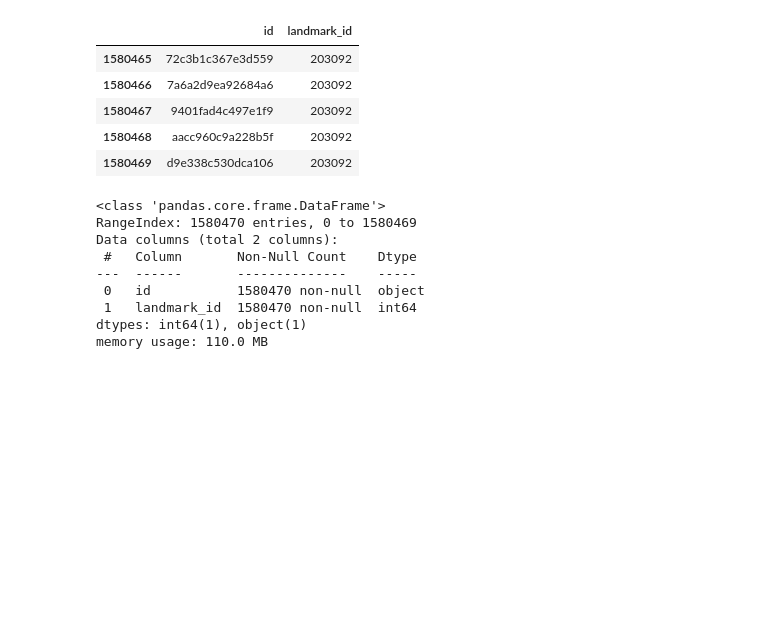
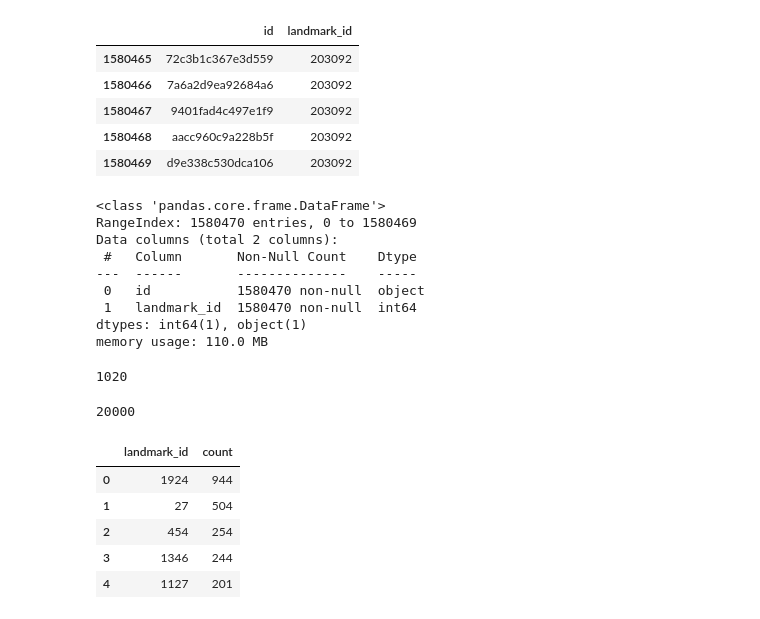
Before and after one commit to CodeByD3v/ML-Experiments, a Jupyter notebook: Google Landmark Detection/notebook/Google-Landmark-Detection.ipynb, the cells around one changed output. Drawn from its saved outputs; the diff is of its cells as text; code cells hidden in the pictures; blank space fills up the shorter version.

```diff
--- a/Google Landmark Detection/notebook/Google-Landmark-Detection.ipynb
+++ b/Google Landmark Detection/notebook/Google-Landmark-Detection.ipynb
@@ -58,0 +68,20 @@ memory usage: 110.0 MB
+# %%
+n_unique_classes
+# %% [output]
+1020
+# %%
+n_data
+# %% [output]
+20000
+# %%
+data = pd.DataFrame(df["landmark_id"].value_counts()).reset_index()
+
+# Starting
+data.head()
+# %% [output]
+|  | landmark_id | count |
+| 0 | 1924 | 944 |
+| 1 | 27 | 504 |
+| 2 | 454 | 254 |
+| 3 | 1346 | 244 |
+| 4 | 1127 | 201 |
```
Also changed, not shown: parts of 11 cells of this notebook.
